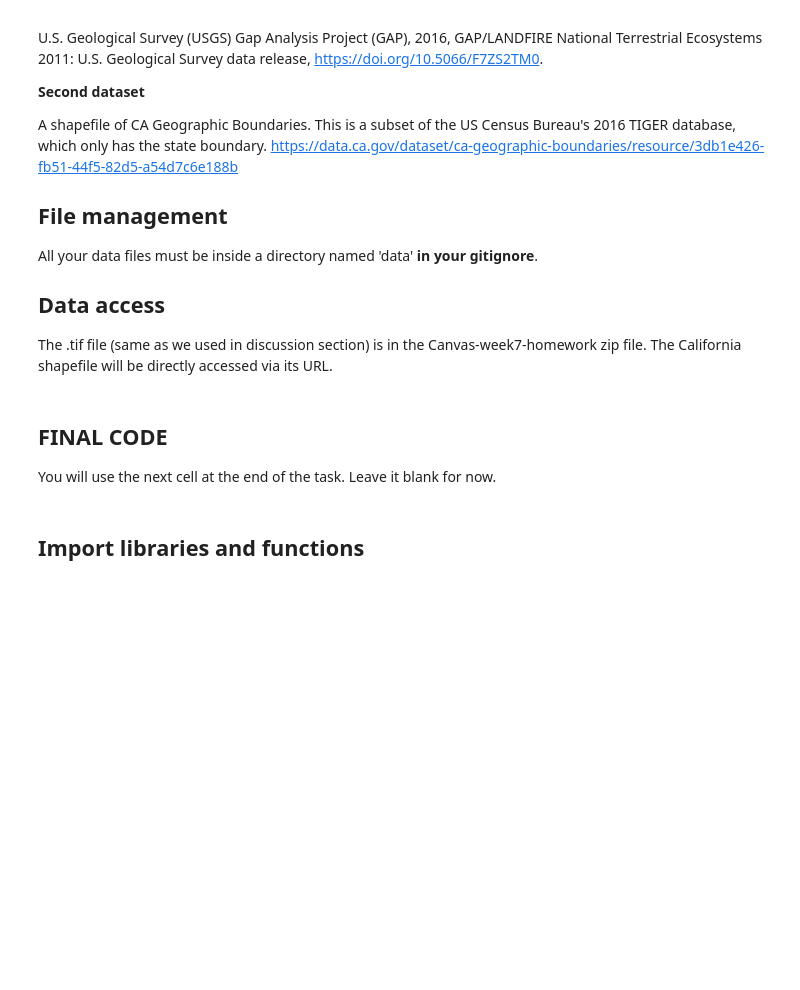
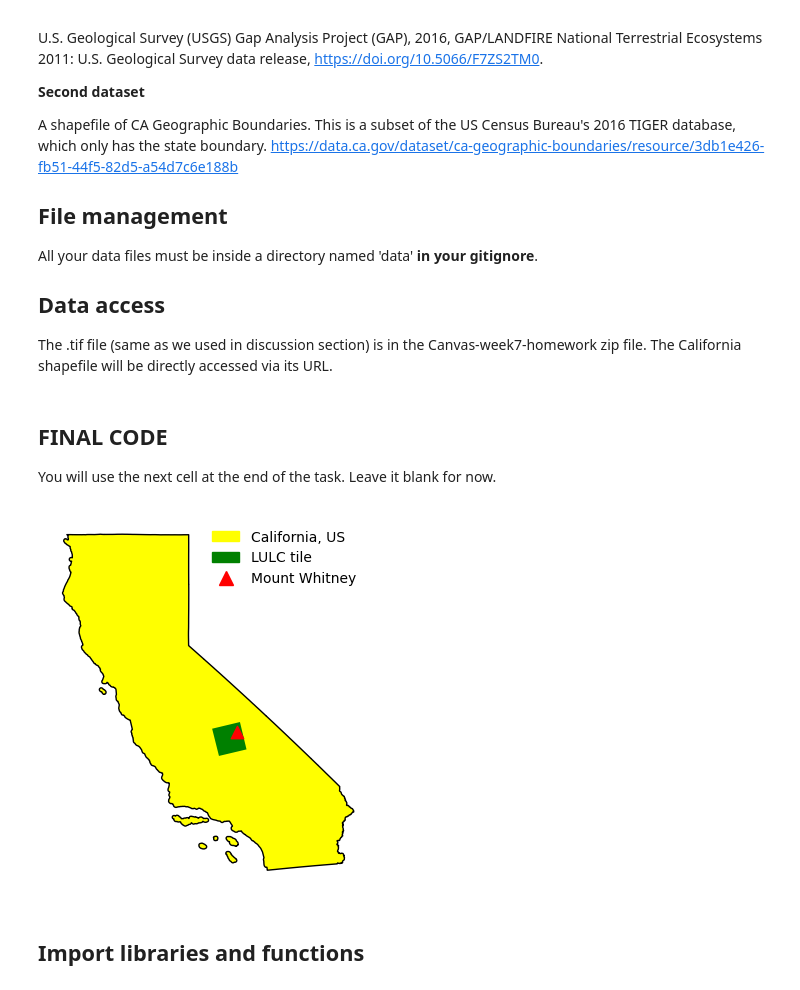
Before and after one commit to olleholt/eds220-hw4, a Jupyter notebook: hw4/hwk4-task1-whitney-map.ipynb, the cells around one changed output. Drawn from its saved outputs; the diff is of its cells as text; code cells hidden in the pictures; blank space fills up the shorter version.

```diff
--- a/hw4/hwk4-task1-whitney-map.ipynb
+++ b/hw4/hwk4-task1-whitney-map.ipynb
@@ -42,6 +42,75 @@ The .tif file (same as we used in discussion section) is in the Canvas-week7-hom
 You will use the next cell at the end of the task. Leave it blank for now.
 # %%
 ### ===== FINAL CODE =====
+import os
+import numpy as np
+import pandas as pd
+import matplotlib.pyplot as plt
+import matplotlib.patches as mpatches # for creating legends
+
+import xarray as xr
+import rioxarray as rioxr
+import geopandas as gpd
+
+from rasterio.features import rasterize #for rasterizing polygons
+from shapely.geometry import box
+from shapely.geometry import Point
+import matplotlib.lines as mlines
+
+#importing the raster file with os and rioxarray
+lulc_fp = os.path.join(os.getcwd(),'data','land_cover.tif')
+lulc = rioxr.open_rasterio(lulc_fp)
+
+#importing the shapefile with geopandas
+ca = gpd.read_file('https://data.ca.gov/dataset/e212e397-1277-4df3-8c22-40721b095f33/resource/3db1e426-fb51-44f5-82d5-a54d7c6e188b/download/ca-state-boundary.zip')
+
+# creating bounding box for lulc
+lulc_bbox = box(*lulc.rio.bounds())
+
+# create geo-dataframe from bounding box
+bbox = gpd.GeoDataFrame(geometry = [lulc_bbox], # assign geometry column
+                           crs = lulc.rio.crs) # assign CRS
+
+# setting x and y coordinates
+coords = [-13168238.600765156, 4380516.844251228]
+
+# create geodataframe with mt_whitney
+mt_whitney = gpd.GeoDataFrame(geometry=[Point(coords)],
+                           crs='EPSG:3857')
+
+#set bbox crs to ca crs crs='EPSG:3857'
+bbox = bbox.to_crs(ca.crs)
+
+# plotting the mt_whiteney data over california with the bounding box created above
+fig, ax = plt.subplots()
+
+ax.axis('off')
+
+# --------------------------------------
+plot_1 = ca.plot(ax=ax,
+                color='yellow',
+                label = 'California, US',
+                linestyle = 'None',
+                edgecolor = 'black')
+plot_2 = bbox.plot(ax=ax,
+                color='green',
+                label = 'LULC tile',
+                linestyle = 'None')
+plot_3 = mt_whitney.plot(ax=ax,
+                color='red',
+                label = 'Mount Whitney',
+                marker = '^',
+                markersize = 80)
+
+patch_1 = mpatches.Patch(color = 'yellow', label = 'California, US')
+patch_2 = mpatches.Patch(color = 'green', label = 'LULC tile')
+patch_3 = mlines.Line2D([],[],color = 'red', marker = '^', label = 'Mount Whitney', linestyle = 'None', markersize = 10)
+
+plt.legend(handles=[patch_1, patch_2, patch_3], frameon=False)
+
+plt.show()
+# %% [output]
+[figure, added]
 # %% [markdown]
 ## Import libraries and functions
 # %%
```
Also changed, not shown: parts of 7 cells of this notebook.
